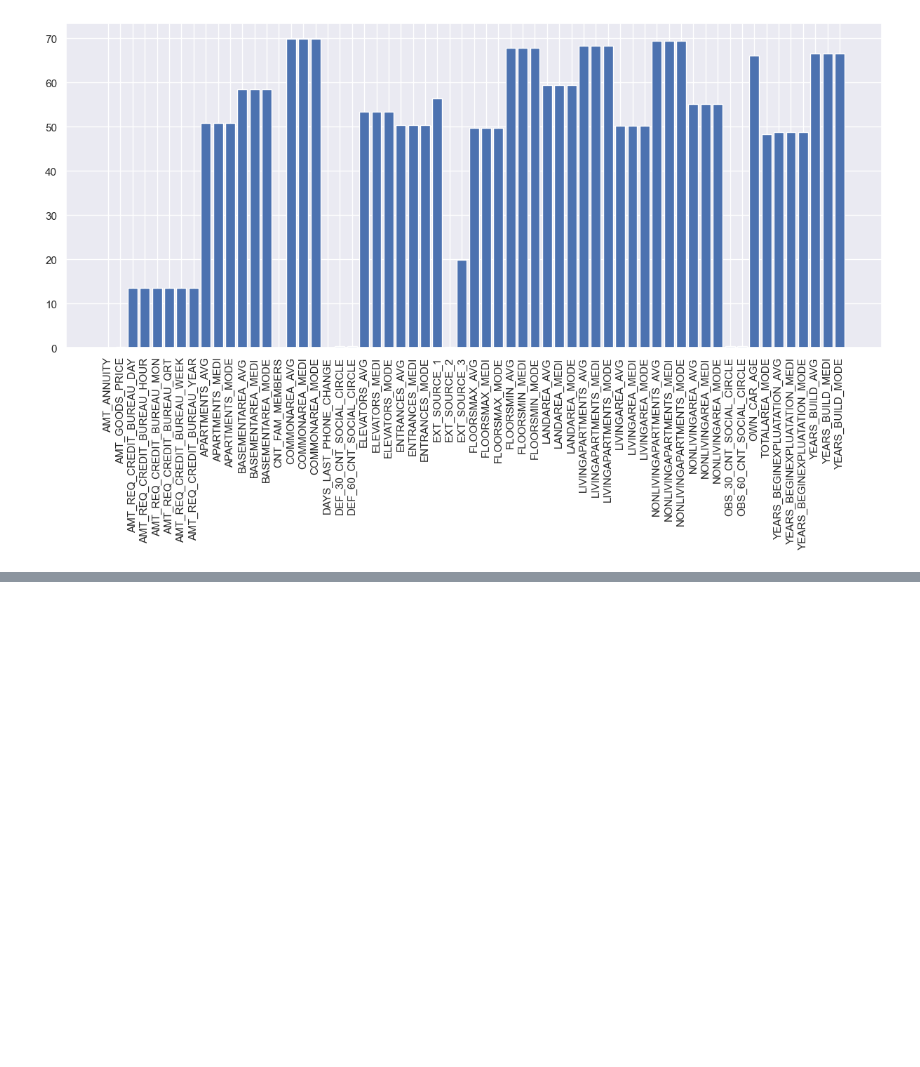
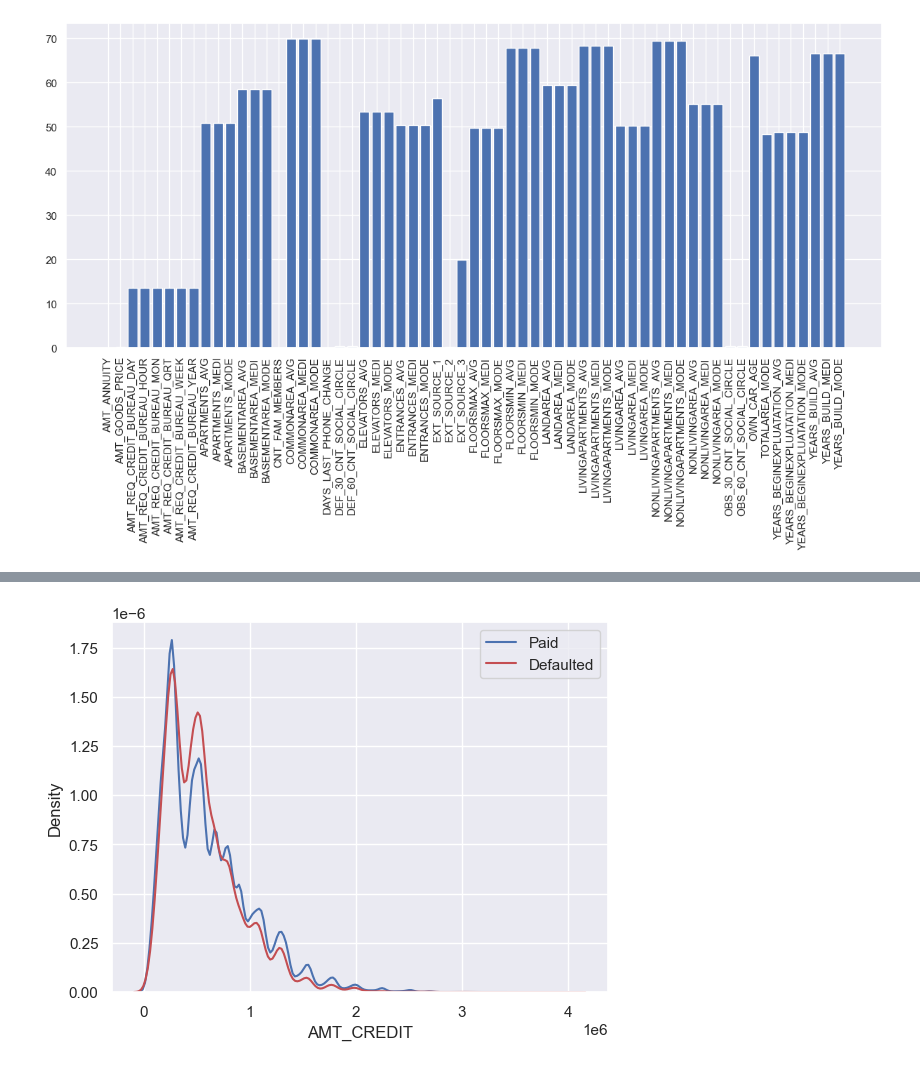
Before and after one commit to seg-fault123/bdm_project, a Jupyter notebook: cleaning.ipynb, the cells around one changed output, grey strips where cells are left out. Cells and saved outputs as stored; diff of their text form; code cells hidden in the pictures; blank space fills up the shorter version.

```diff
--- a/cleaning.ipynb
+++ b/cleaning.ipynb
@@ -47,5 +72,5 @@ ax.get_figure().set_size_inches(15, 6)
 # %%
-def plot_kde_vs_target(feature):
+def plot_kde_vs_target(feature, main_data=main_data):
     paid=main_data[main_data['TARGET']==0][feature]
     defaulted=main_data[main_data['TARGET']==1][feature]
     sns.kdeplot(paid, label='Paid', color='b')
@@ -70,0 +145,4 @@ plt.axes().le
+# %%
+plot_kde_vs_target('AMT_CREDIT', numerical_frame)
+# %% [output]
+[figure, added]
```
Also changed, not shown: parts of 38 cells of this notebook, 1 other file.
